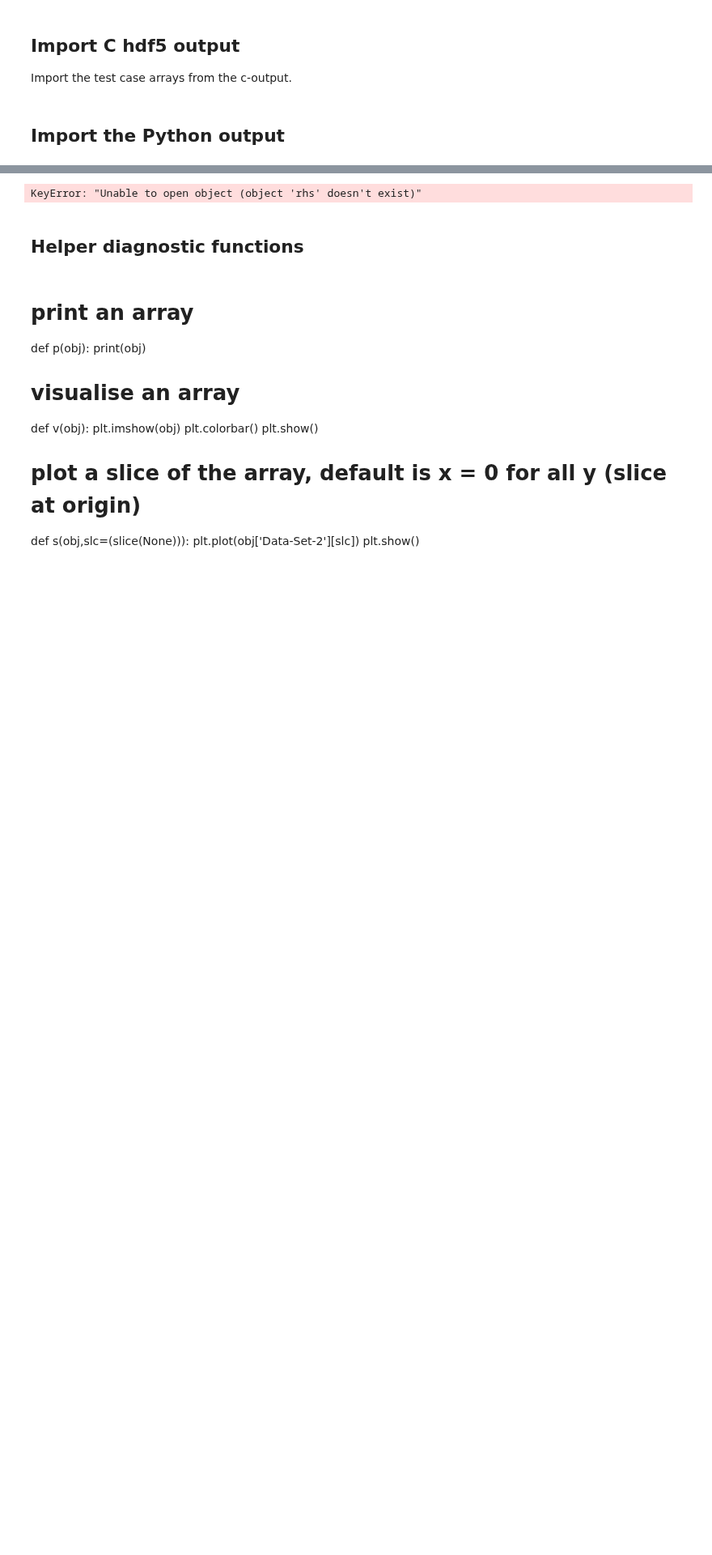
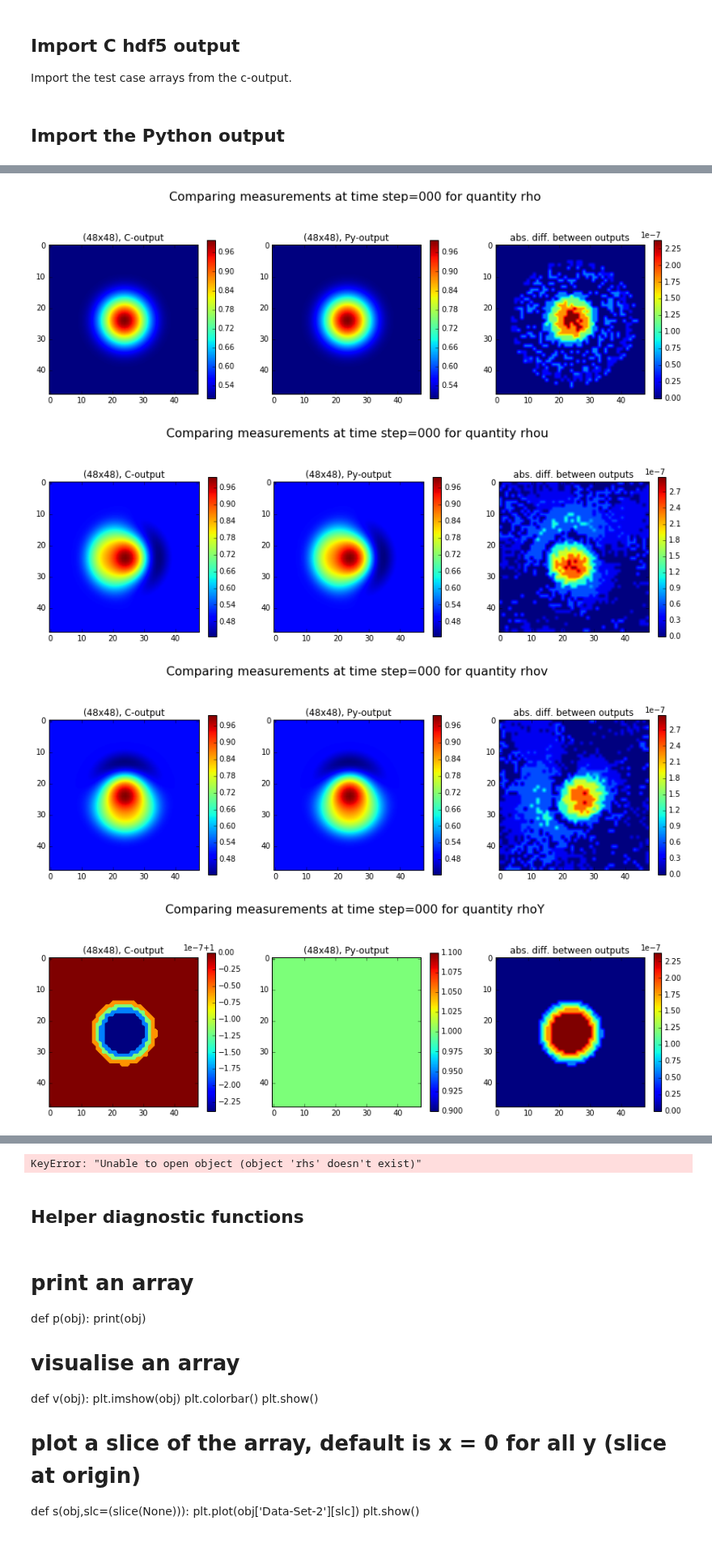
Before and after one commit to ray-chew/pyBELLA, a Jupyter notebook: RKLM_Reference/hdf4-5_converter_viewer.ipynb, the cells around one changed output, grey strips where cells are left out. Shown at 81% size. Cells and saved outputs as stored; diff of their text form; code cells hidden in the pictures; blank space fills up the shorter version.

```diff
--- a/RKLM_Reference/hdf4-5_converter_viewer.ipynb
+++ b/RKLM_Reference/hdf4-5_converter_viewer.ipynb
@@ -293,0 +199,69 @@ for att in atts:
+# %%
+py_time = 0
+
+tag = 'before_advect'
+# tag = 'after_advect'
+# tag = 'after_ebnaexp'
+tag = 'after_ebnaimp'
+# tag = 'after_half_step'
+# tag = 'after_efna'
+tag = 'after_full_advect'
+# tag = 'after_full_ebnaexp'
+# tag = 'after_full_step'
+
+#####################################################
+#
+# Time labels for C and Python
+#
+t_label = '%.3d' %py_time
+time = t_label + '_' + tag
+#####################################################
+
+#####################################################
+#
+# C-output folder names
+#
+# base_suffix = '_acoustic_wave_high/'
+# base_suffix = '_internal_long_wave/'
+# base_suffix = '_travelling_vortex_3d_48_no_initial_projection/'
+base_suffix = '_travelling_vortex_3d_48_with_initial_projection/'
+#
+#####################################################
+
+py_directory = "../"
+py_directory += "output_travelling_vortex/"
+
+string_h5 = convert_c(time,base_suffix)
+c = import_c(string_h5)
+
+grid_x = 48
+grid_y = 48
+ref_size = 1
+end_time = 1.0
+
+py_filename_ref = get_filename(grid_x, grid_y, ref_size, end_time, "")
+py_path = get_path(py_filename_ref)
+
+atts = ['rho',
+          'rhou',
+          'rhov',
+          'rhoY',
+          'p2_nodes',
+#         'rhoYu',
+#         'rhoYv'
+         ]
+
+# py_arr = ensemble_test_case(py_time,py_path,1,'p2_nodes',tag)
+# c_arr = c.p2_nodes
+
+for att in atts:
+    py_arr = ensemble_test_case(py_time,py_path,1,att,tag)
+    c_arr = getattr(c,att)
+    diff_plot(py_arr,c_arr,py_time,att)
+
+# print((np.abs(c.rho[inner] - py_rho) / c.rho[inner]).max())
+# %% [output]
+[figure, added]
+[figure, added]
+[figure, added]
+[figure, added]
```
Also changed, not shown: parts of 8 cells of this notebook.
